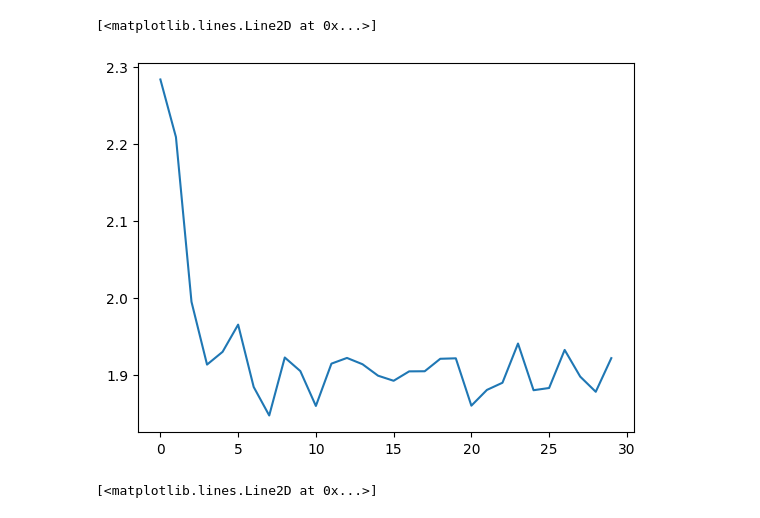
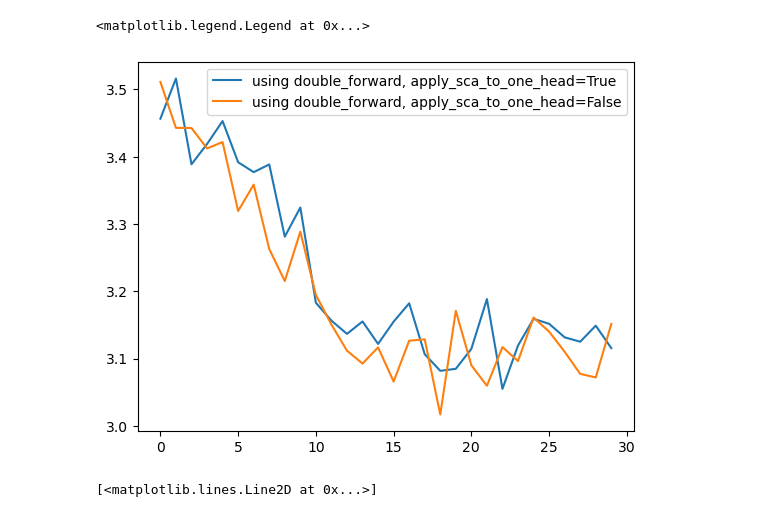
Before and after one commit to wanghy514/nanoGPT, a Jupyter notebook: attenuation_vs_val_loss.ipynb, the cells around one changed output. Saved outputs shown, nothing was run; the diff lists cells and outputs as text; code cells hidden in the pictures.

```diff
--- a/attenuation_vs_val_loss.ipynb
+++ b/attenuation_vs_val_loss.ipynb
@@ -1,12 +1,22 @@
 # %%
+import pickle
 import matplotlib.pyplot as plt
 import numpy as np
-attenution_factors= [10, 20, 50, 100, 200, 500, 1000, 2000, 5000, 10000, 20000, 50000, 100000, 200000, 500000, 1000000, 2000000, 5000000, 10000000, 20000000, 50000000, 100000000, 200000000, 500000000, 1000000000, 2000000000, 5000000000, 10000000000, 20000000000, 50000000000]
-val_losses= [2.28330397605896, 2.208571195602417, 1.994812250137329, 1.913347601890564, 1.92990243434906, 1.9651992321014404, 1.8843177556991577, 1.8473154306411743, 1.9225444793701172, 1.9049285650253296, 1.8596723079681396, 1.9145708084106445, 1.9219844341278076, 1.9138036966323853, 1.898935079574585, 1.892348289489746, 1.9045480489730835, 1.9047027826309204, 1.920882225036621, 1.9214794635772705, 1.8600393533706665, 1.880476713180542, 1.8897908926010132, 1.940670371055603, 1.8800948858261108, 1.8829700946807861, 1.9323806762695312, 1.8977504968643188, 1.878056526184082, 1.92172372341156]
-plt.plot(val_losses)
+
+filename = "/Users/huayanwang/nanoGPT/results.pkl"
+with open(filename, "rb") as fp:
+    attenution_factors, val_losses = pickle.load(fp)
+
+for k in val_losses:
+    plt.plot(val_losses[k], label = k)
+plt.legend()
+
+#attenution_factors= [10, 20, 50, 100, 200, 500, 1000, 2000, 5000, 10000, 20000, 50000, 100000, 200000, 500000, 1000000, 2000000, 5000000, 10000000, 20000000, 50000000, 100000000, 200000000, 500000000, 1000000000, 2000000000, 5000000000, 10000000000, 20000000000, 50000000000]
+#val_losses= [2.28330397605896, 2.208571195602417, 1.994812250137329, 1.913347601890564, 1.92990243434906, 1.9651992321014404, 1.8843177556991577, 1.8473154306411743, 1.9225444793701172, 1.9049285650253296, 1.8596723079681396, 1.9145708084106445, 1.9219844341278076, 1.9138036966323853, 1.898935079574585, 1.892348289489746, 1.9045480489730835, 1.9047027826309204, 1.920882225036621, 1.9214794635772705, 1.8600393533706665, 1.880476713180542, 1.8897908926010132, 1.940670371055603, 1.8800948858261108, 1.8829700946807861, 1.9323806762695312, 1.8977504968643188, 1.878056526184082, 1.92172372341156]
+#plt.plot(val_losses)
 # %% [output]
-[<matplotlib.lines.Line2D at 0x...>]
+<matplotlib.legend.Legend at 0x...>
-[figure, old version]
+[figure, new version]
 # %%
 attenution_factors= [10, 20, 50, 100, 200, 500, 1000, 2000, 5000, 10000, 20000, 50000, 100000, 200000, 500000, 1000000, 2000000, 5000000, 10000000, 20000000, 50000000, 100000000, 200000000, 500000000, 1000000000, 2000000000, 5000000000, 10000000000, 20000000000, 50000000000]
 val_losses= [2.5268802642822266, 2.44073224067688, 2.1108622550964355, 1.9867589473724365, 1.9647127389907837, 1.9655498266220093, 1.8879344463348389, 1.8466755151748657, 1.9215812683105469, 1.9048206806182861, 1.8595964908599854, 1.91460382938385, 1.9220373630523682, 1.9137895107269287, 1.8989394903182983, 1.8923547267913818, 1.904547929763794, 1.90470290184021, 1.9208831787109375, 1.9214801788330078, 1.8600393533706665, 1.880476713180542, 1.8897908926010132, 1.9406706094741821, 1.8800948858261108, 1.8829700946807861, 1.9323806762695312, 1.8977504968643188, 1.878056526184082, 1.92172372341156]
```
Also changed, not shown: 3 other files.
